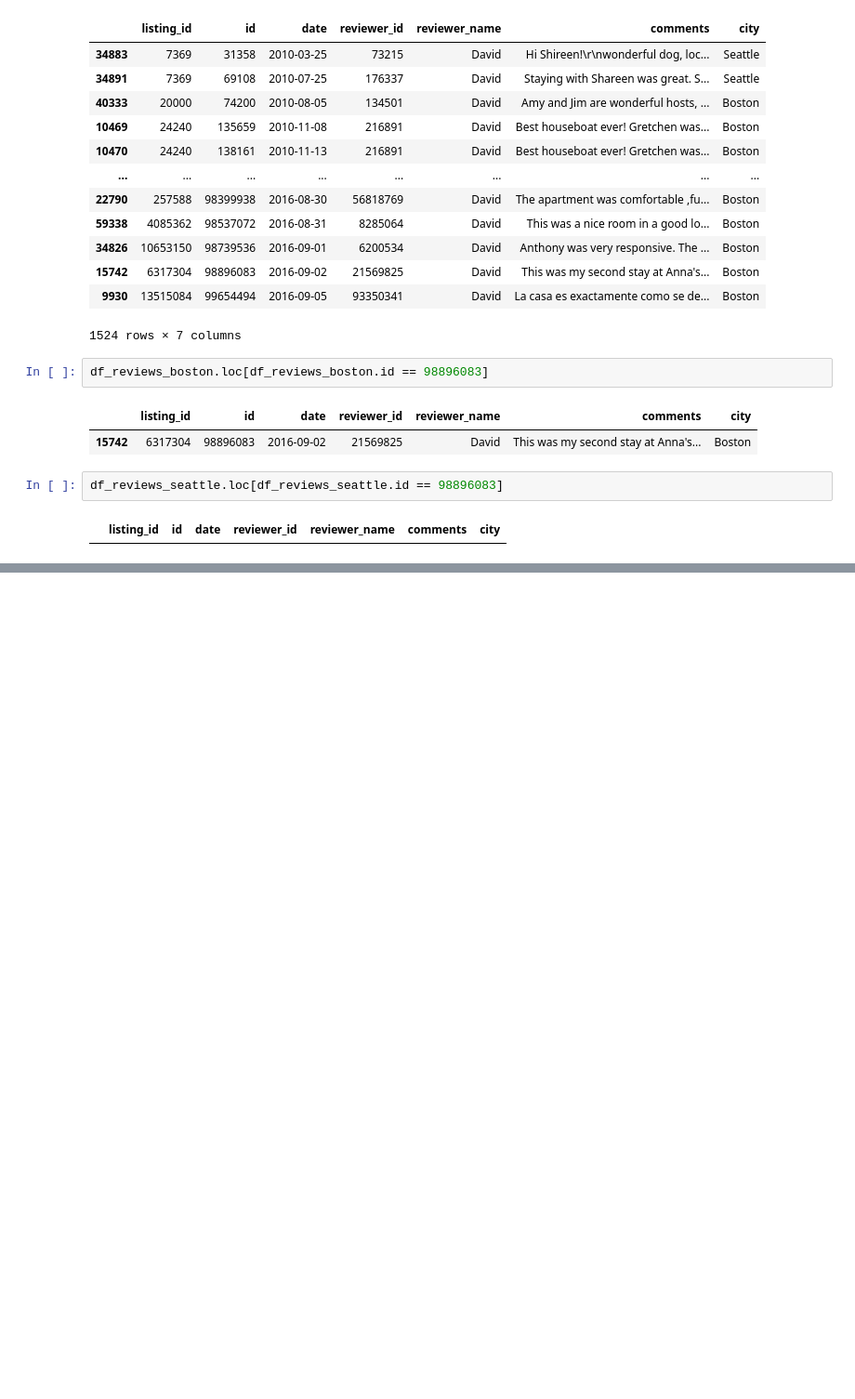
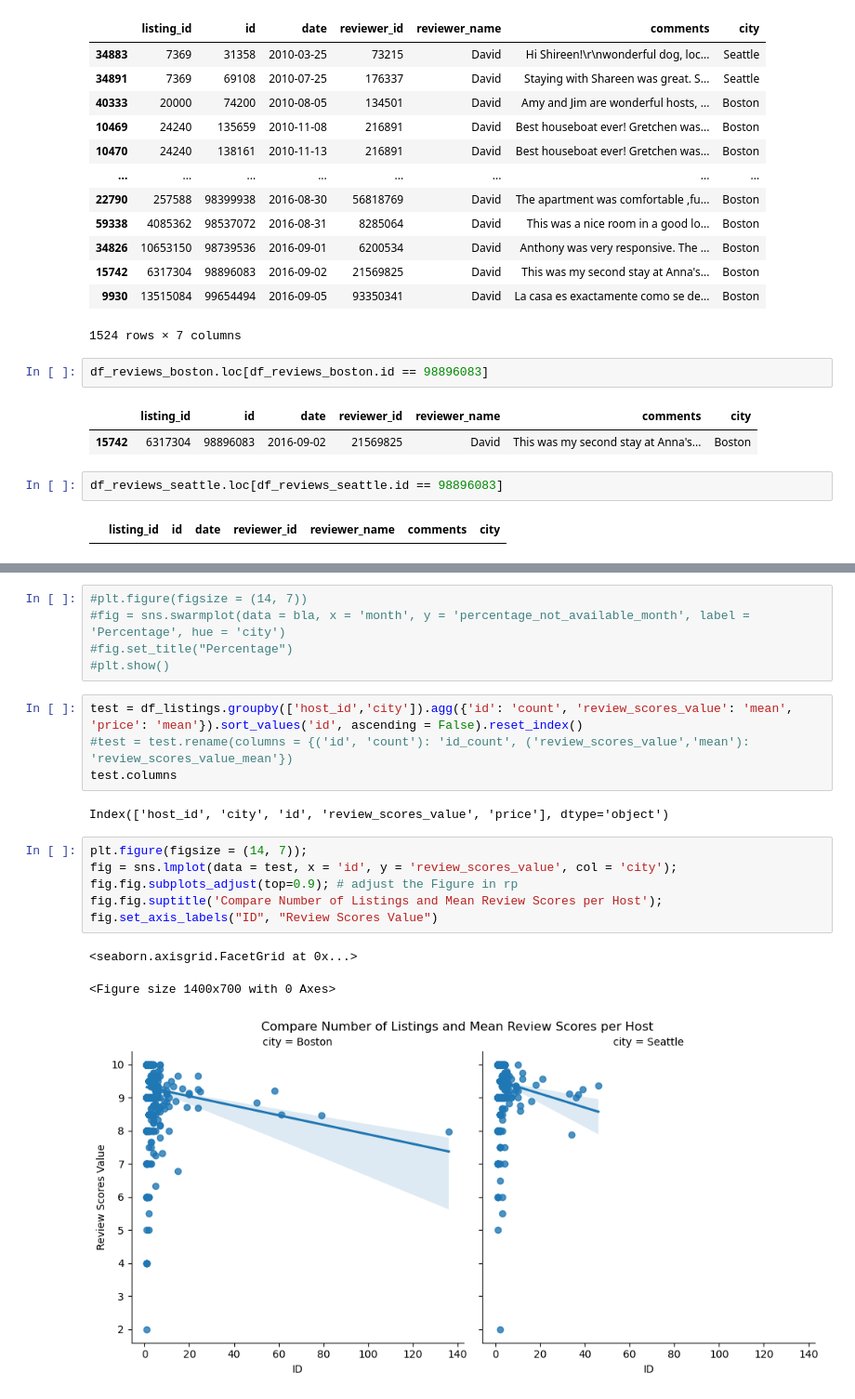
Before and after one commit to mdraws86/airbnb, a Jupyter notebook: Airbnb Analysis.ipynb, the cells around one changed output, grey strips where cells are left out. Shown at 93% size. Cells and saved outputs as stored; diff of their text form; blank space fills up the shorter version.

```diff
--- a/Airbnb Analysis.ipynb
+++ b/Airbnb Analysis.ipynb
@@ -545,0 +576,21 @@ df_reviews_seattle.loc[df_reviews_seattle.id == 98896083]
+# %%
+#plt.figure(figsize = (14, 7))
+#fig = sns.swarmplot(data = bla, x = 'month', y = 'percentage_not_available_month', label = 'Percentage', hue = 'city')
+#fig.set_title("Percentage")
+#plt.show()
+# %%
+test = df_listings.groupby(['host_id','city']).agg({'id': 'count', 'review_scores_value': 'mean', 'price': 'mean'}).sort_values('id', ascending = False).reset_index()
+#test = test.rename(columns = {('id', 'count'): 'id_count', ('review_scores_value','mean'): 'review_scores_value_mean'})
+test.columns
+# %% [output]
+Index(['host_id', 'city', 'id', 'review_scores_value', 'price'], dtype='object')
+# %%
+plt.figure(figsize = (14, 7));
+fig = sns.lmplot(data = test, x = 'id', y = 'review_scores_value', col = 'city');
+fig.fig.subplots_adjust(top=0.9); # adjust the Figure in rp
+fig.fig.suptitle('Compare Number of Listings and Mean Review Scores per Host');
+fig.set_axis_labels("ID", "Review Scores Value")
+# %% [output]
+<seaborn.axisgrid.FacetGrid at 0x...>
+<Figure size 1400x700 with 0 Axes>
+[figure, added]
```
Also changed, not shown: parts of 13 cells of this notebook.
